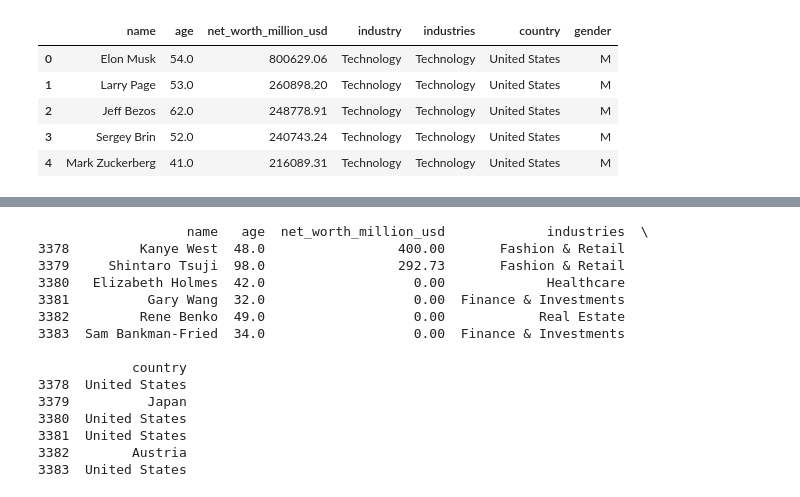
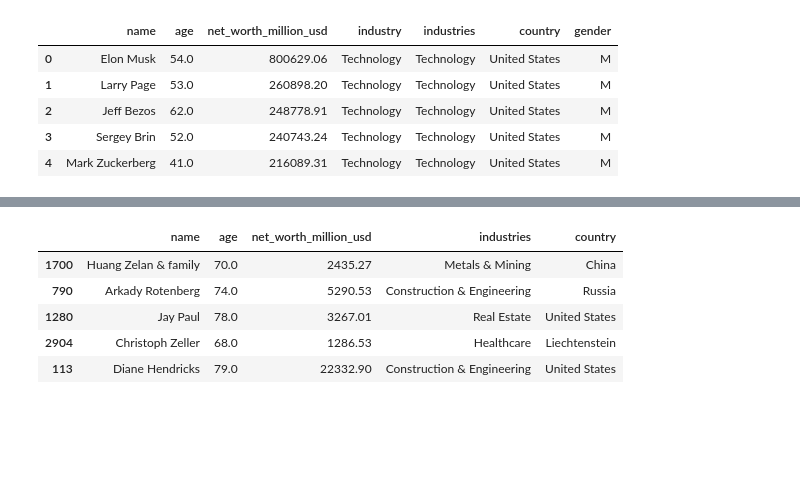
Before and after one commit to y-india/codes, a Jupyter notebook: billion_anaysis/code2.ipynb, the cells around one changed output, grey strips where cells are left out. Saved outputs shown, nothing was run; the diff lists cells and outputs as text; code cells hidden in the pictures; blank space fills up the shorter version.

```diff
--- a/billion_anaysis/code2.ipynb
+++ b/billion_anaysis/code2.ipynb
@@ -114,32 +114,23 @@ np.int64(0)
 # %%
 df_needed.head()
 
 df_needed = df_needed[[
     "name",
     "age",
     "net_worth_million_usd",
     # "primary_industry",
     "industries",
     "country"
     # "city",
     # "gender"
 ]]
 
 
-print(df_needed.tail(6))
+df_needed.sample(n=5)
 # %% [output]
-                   name   age  net_worth_million_usd             industries  \
-3378         Kanye West  48.0                 400.00       Fashion & Retail
-3379     Shintaro Tsuji  98.0                 292.73       Fashion & Retail
-3380   Elizabeth Holmes  42.0                   0.00             Healthcare
-3381          Gary Wang  32.0                   0.00  Finance & Investments
-3382         Rene Benko  49.0                   0.00            Real Estate
-3383  Sam Bankman-Fried  34.0                   0.00  Finance & Investments
-
-            country
-3378  United States
-3379          Japan
-3380  United States
-3381  United States
-3382        Austria
-3383  United States
+|  | name | age | net_worth_million_usd | industries | country |
+| 1700 | Huang Zelan & family | 70.0 | 2435.27 | Metals & Mining | China |
+| 790 | Arkady Rotenberg | 74.0 | 5290.53 | Construction & Engineering | Russia |
+| 1280 | Jay Paul | 78.0 | 3267.01 | Real Estate | United States |
+| 2904 | Christoph Zeller | 68.0 | 1286.53 | Healthcare | Liechtenstein |
+| 113 | Diane Hendricks | 79.0 | 22332.90 | Construction & Engineering | United States |
```
Also changed, not shown: parts of 5 cells of this notebook, 3 other files.
